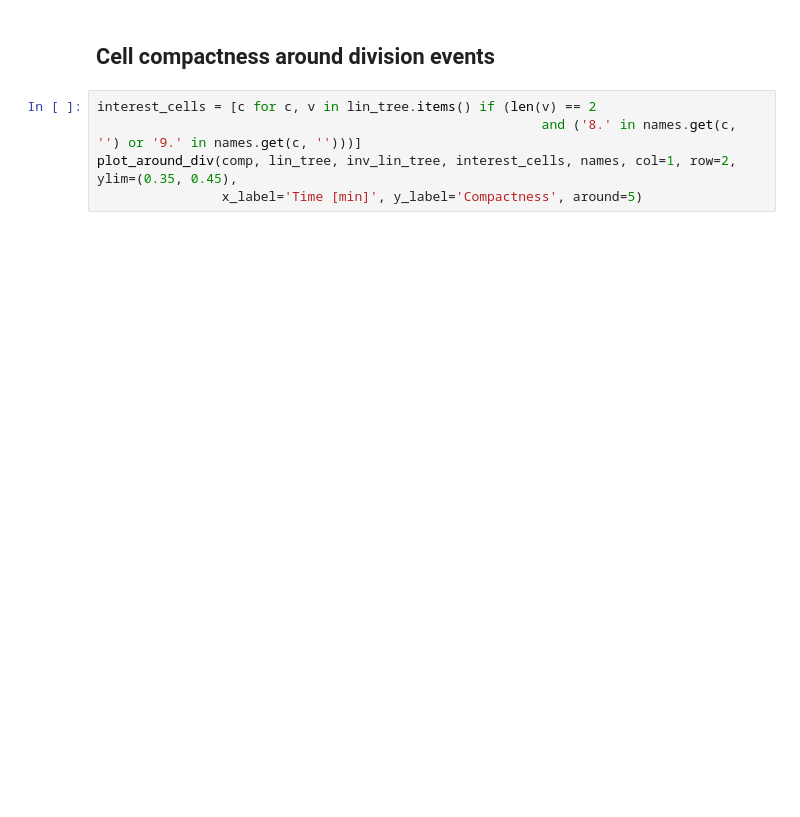
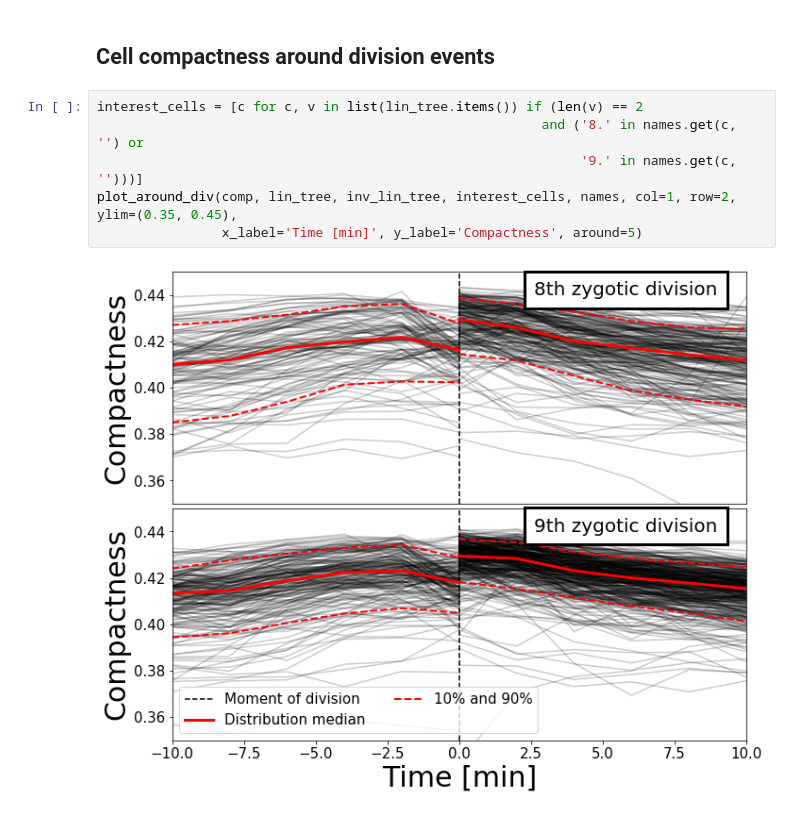
Before and after one commit to pixelking20/ASTEC-examples, a Jupyter notebook: ASTEC-JupyterNotebook.ipynb, the cells around one changed output. Cells and saved outputs as stored; diff of their text form; blank space fills up the shorter version.

```diff
--- a/ASTEC-JupyterNotebook.ipynb
+++ b/ASTEC-JupyterNotebook.ipynb
@@ -169,8 +166,11 @@ fig.tight_layout()
 # %% [markdown]
 ## Cell compactness around division events
 # %%
-interest_cells = [c for c, v in lin_tree.items() if (len(v) == 2
-                                                         and ('8.' in names.get(c, '') or '9.' in names.get(c, '')))]
+interest_cells = [c for c, v in list(lin_tree.items()) if (len(v) == 2
+                                                         and ('8.' in names.get(c, '') or
+                                                              '9.' in names.get(c, '')))]
 plot_around_div(comp, lin_tree, inv_lin_tree, interest_cells, names, col=1, row=2, ylim=(0.35, 0.45),
                 x_label='Time [min]', y_label='Compactness', around=5)
+# %% [output]
+[figure, added]
 # %%
```
Also changed, not shown: parts of 10 cells of this notebook, 2 other files.
